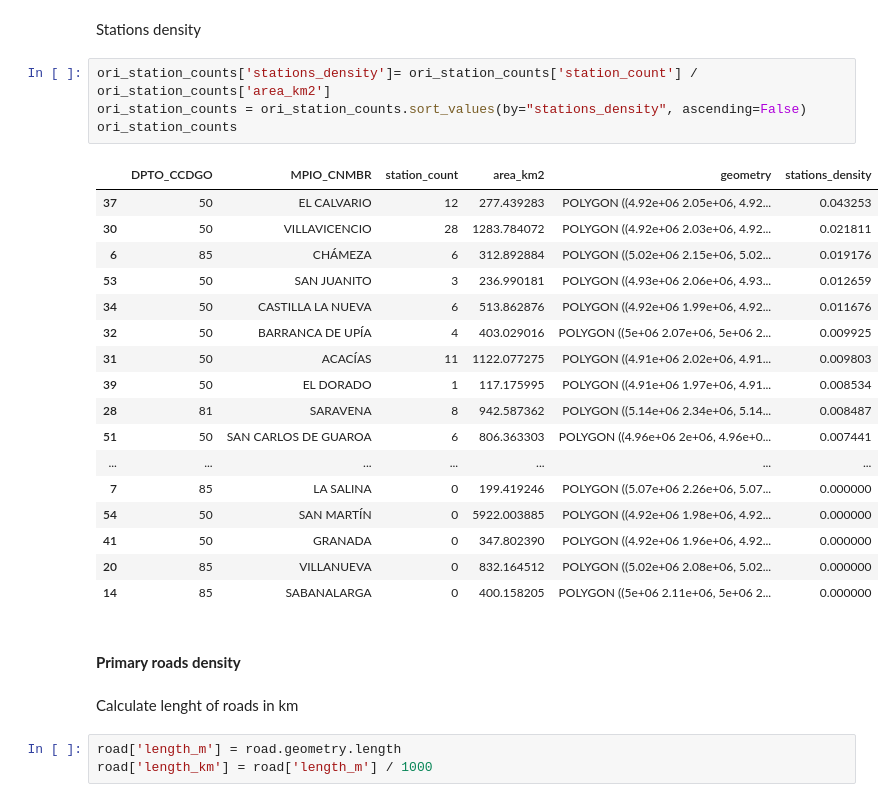
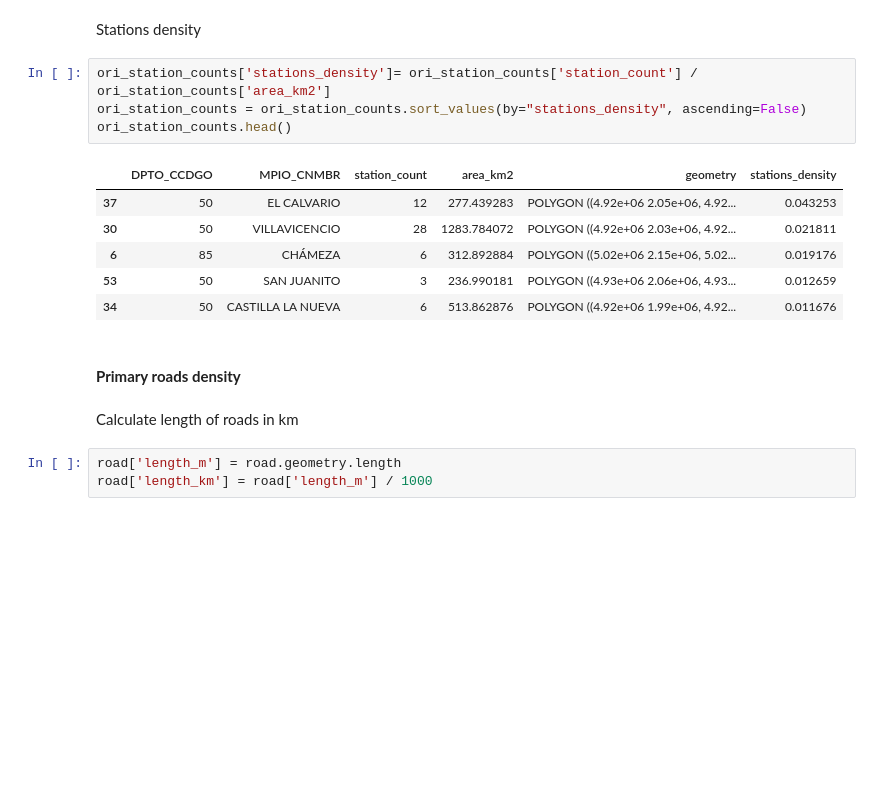
Before and after one commit to aliciaarevalor/PS, a Jupyter notebook: Workshop2_PS_AliciaArevaloRobinson.ipynb, the cells around one changed output. Saved outputs shown, nothing was run; the diff lists cells and outputs as text; blank space fills up the shorter version.

```diff
--- a/Workshop2_PS_AliciaArevaloRobinson.ipynb
+++ b/Workshop2_PS_AliciaArevaloRobinson.ipynb
@@ -282,29 +285,18 @@ Stations density
 # %%
 ori_station_counts['stations_density']= ori_station_counts['station_count'] / ori_station_counts['area_km2']
 ori_station_counts = ori_station_counts.sort_values(by="stations_density", ascending=False)
-ori_station_counts
+ori_station_counts.head()
 # %% [output]
 |  | DPTO_CCDGO | MPIO_CNMBR | station_count | area_km2 | geometry | stations_density |
 | 37 | 50 | EL CALVARIO | 12 | 277.439283 | POLYGON ((4.92e+06 2.05e+06, 4.92... | 0.043253 |
 | 30 | 50 | VILLAVICENCIO | 28 | 1283.784072 | POLYGON ((4.92e+06 2.03e+06, 4.92... | 0.021811 |
 | 6 | 85 | CHÁMEZA | 6 | 312.892884 | POLYGON ((5.02e+06 2.15e+06, 5.02... | 0.019176 |
 | 53 | 50 | SAN JUANITO | 3 | 236.990181 | POLYGON ((4.93e+06 2.06e+06, 4.93... | 0.012659 |
 | 34 | 50 | CASTILLA LA NUEVA | 6 | 513.862876 | POLYGON ((4.92e+06 1.99e+06, 4.92... | 0.011676 |
-| 32 | 50 | BARRANCA DE UPÍA | 4 | 403.029016 | POLYGON ((5e+06 2.07e+06, 5e+06 2... | 0.009925 |
-| 31 | 50 | ACACÍAS | 11 | 1122.077275 | POLYGON ((4.91e+06 2.02e+06, 4.91... | 0.009803 |
-| 39 | 50 | EL DORADO | 1 | 117.175995 | POLYGON ((4.91e+06 1.97e+06, 4.91... | 0.008534 |
-| 28 | 81 | SARAVENA | 8 | 942.587362 | POLYGON ((5.14e+06 2.34e+06, 5.14... | 0.008487 |
-| 51 | 50 | SAN CARLOS DE GUAROA | 6 | 806.363303 | POLYGON ((4.96e+06 2e+06, 4.96e+0... | 0.007441 |
-| ... | ... | ... | ... | ... | ... | ... |
-| 7 | 85 | LA SALINA | 0 | 199.419246 | POLYGON ((5.07e+06 2.26e+06, 5.07... | 0.000000 |
-| 54 | 50 | SAN MARTÍN | 0 | 5922.003885 | POLYGON ((4.92e+06 1.98e+06, 4.92... | 0.000000 |
-| 41 | 50 | GRANADA | 0 | 347.802390 | POLYGON ((4.92e+06 1.96e+06, 4.92... | 0.000000 |
-| 20 | 85 | VILLANUEVA | 0 | 832.164512 | POLYGON ((5.02e+06 2.08e+06, 5.02... | 0.000000 |
-| 14 | 85 | SABANALARGA | 0 | 400.158205 | POLYGON ((5e+06 2.11e+06, 5e+06 2... | 0.000000 |
 # %% [markdown]
 #### **Primary roads density**
 # %% [markdown]
-Calculate lenght of roads in km
+Calculate length of roads in km
 # %%
 road['length_m'] = road.geometry.length
 road['length_km'] = road['length_m'] / 1000
```
Also changed, not shown: parts of 25 cells of this notebook.
